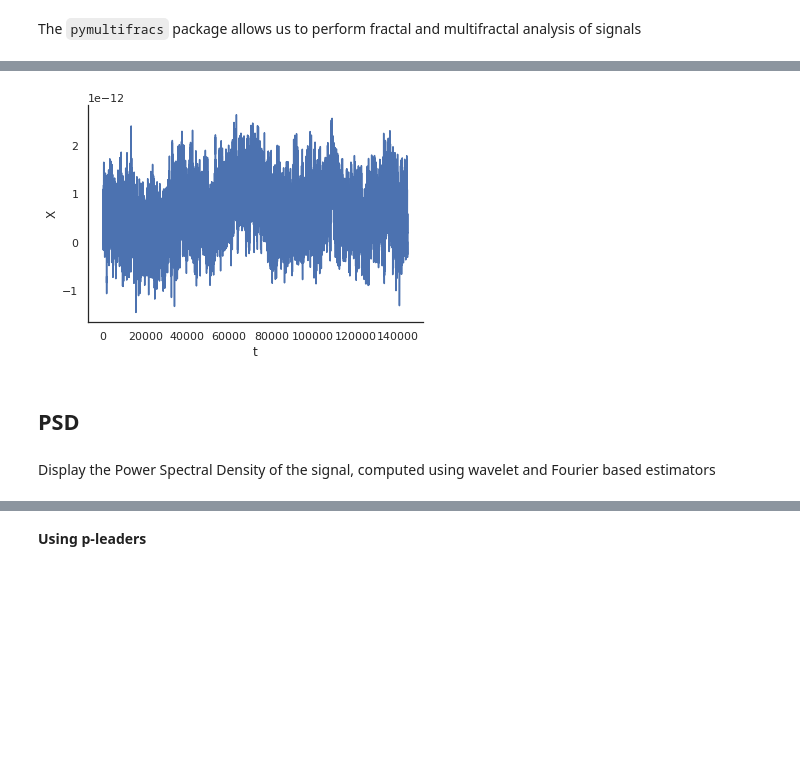
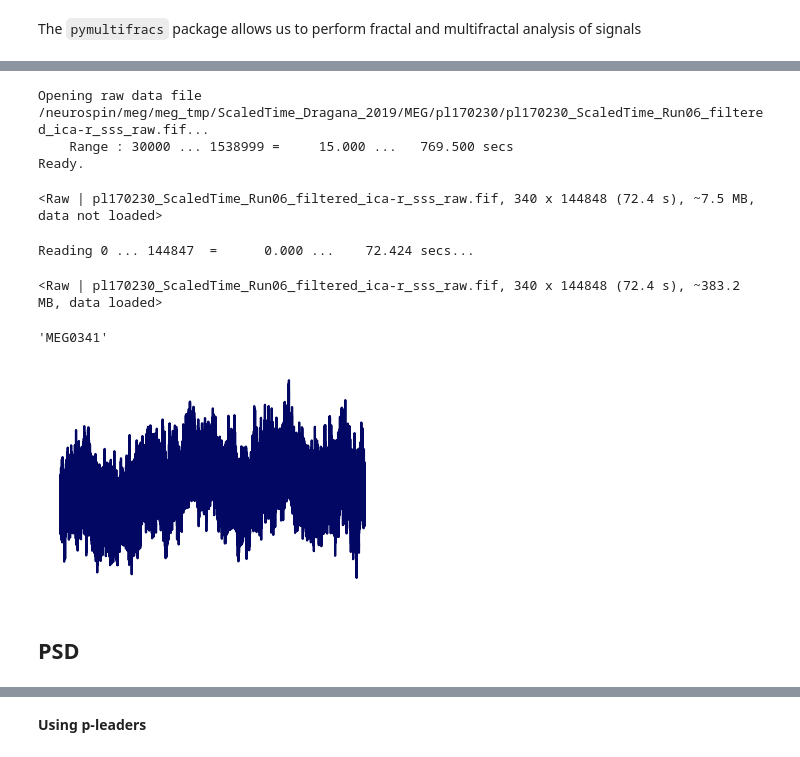
Before and after one commit to neurospin/pymultifracs, a Jupyter notebook: examples/Demo-real.ipynb, the cells around one changed output, grey strips where cells are left out. Cells and saved outputs as stored; diff of their text form; code cells hidden in the pictures; blank space fills up the shorter version.

```diff
--- a/examples/Demo-real.ipynb
+++ b/examples/Demo-real.ipynb
@@ -11,2 +14,4 @@ sns.set(style="whitegrid")
 sns.set_context('notebook')
+# %%
+figure_folder = 'figures/expl/'
 # %% [markdown]
@@ -19,8 +39,32 @@ with open('signal.npy', 'rb') as f:
+# %%
+Raw = read_raw_fif('/neurospin/meg/meg_tmp/ScaledTime_Dragana_2019/MEG/pl170230/pl170230_ScaledTime_Run06_filtered_ica-r_sss_raw.fif')
+# %% [output]
+Opening raw data file /neurospin/meg/meg_tmp/ScaledTime_Dragana_2019/MEG/pl170230/pl170230_ScaledTime_Run06_filtered_ica-r_sss_raw.fif...
+    Range : 30000 ... 1538999 =     15.000 ...   769.500 secs
+Ready.
+# %%
+Raw.crop(*timings['p1'])
+# %% [output]
+<Raw | pl170230_ScaledTime_Run06_filtered_ica-r_sss_raw.fif, 340 x 144848 (72.4 s), ~7.5 MB, data not loaded>
+# %%
+Raw.load_data()
+# %% [output]
+Reading 0 ... 144847  =      0.000 ...    72.424 secs...
+<Raw | pl170230_ScaledTime_Run06_filtered_ica-r_sss_raw.fif, 340 x 144848 (72.4 s), ~383.2 MB, data loaded>
+# %%
+Raw.info['ch_names'][35]
+# %% [output]
+'MEG0341'
+# %%
+X = Raw[35, :][0][0]
 # %%
-plt.plot(X)
+plt.plot(X, c='xkcd:darkblue')
 sns.despine()
-plt.ylabel('X')
-plt.xlabel('t')
+# plt.title('')
+# plt.ylabel('X')
+# plt.xlabel('t')
+plt.savefig(figure_folder + 'signal.pdf')
+plt.axis('off')
 plt.show()
 # %% [output]
-[figure, old version]
+[figure, new version]
@@ -27,7 +75,5 @@ plt.show()
 # %% [markdown]
 ## PSD
-# %% [markdown]
-Display the Power Spectral Density of the signal, computed using wavelet and Fourier based estimators
 # %%
 import pymultifracs.psd as psd
 
```
Also changed, not shown: parts of 79 cells of this notebook, 9 other files.
